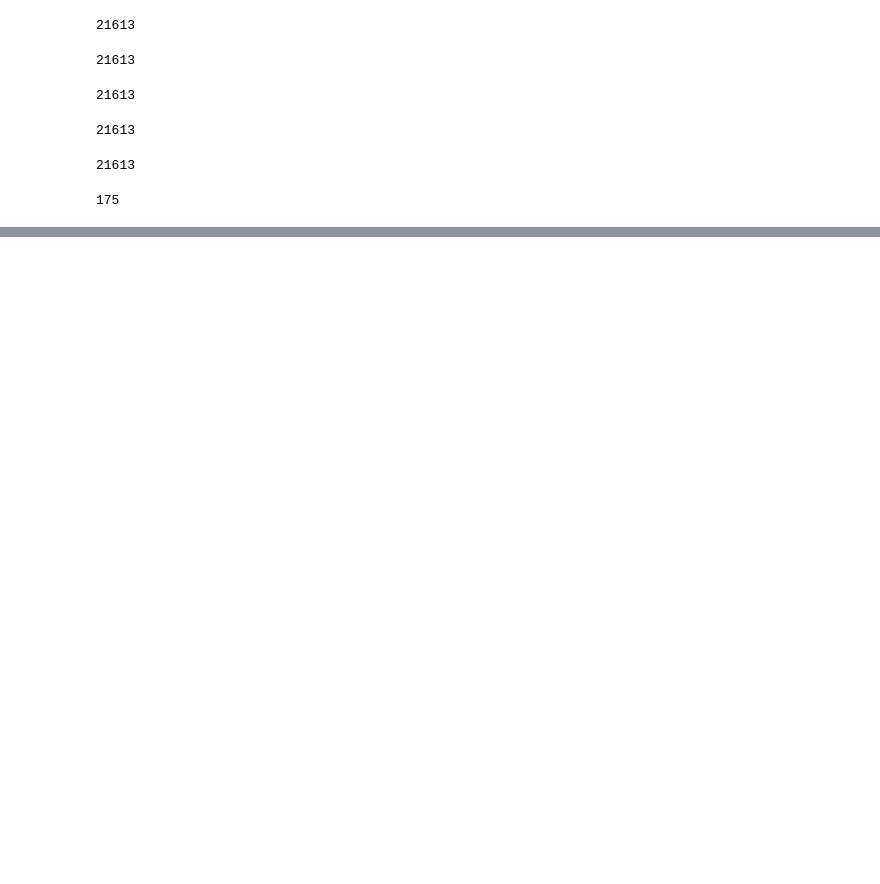
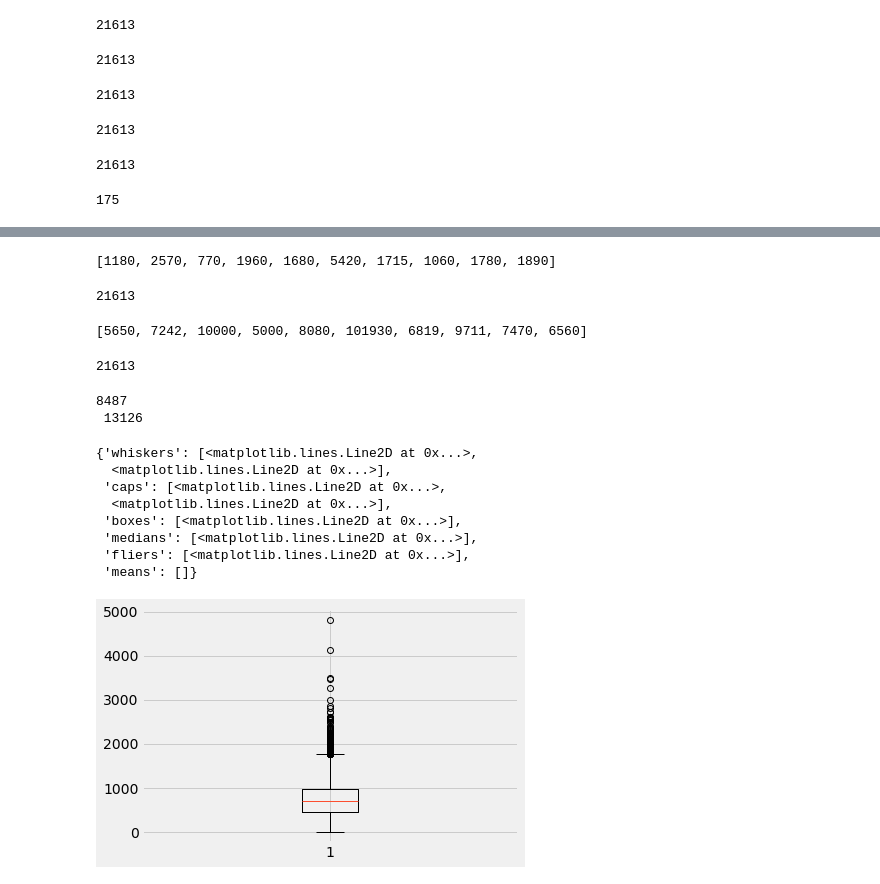
Before and after one commit to guilherminog/Projeto_DNC, a Jupyter notebook: Projeto DNC_jose.ipynb, the cells around one changed output, grey strips where cells are left out. Saved outputs shown, nothing was run; the diff lists cells and outputs as text; code cells hidden in the pictures; blank space fills up the shorter version.

```diff
--- a/Projeto DNC_jose.ipynb
+++ b/Projeto DNC_jose.ipynb
@@ -118,3 +123,10 @@ print(len(qu))
 21613
 # %%
 banheiros = kc2['banheiros'].tolist()
+banheiros2 = []
+d = 5.21
+d = round(d)
+for x in banheiros:
+    x = round(x)
+    banheiros2.append(x)
+print(len(banheiros2))
@@ -123,7 +137,7 @@ Banheiro tá com muito valor quebrado. Será que a gente poderia aplicar alguma
 Só 6710 IDs tem um número de banheiros fechado.
 # %%
 bn = []
-for x in banheiros:
+for x in banheiros2:
     if x == 0:
         bn.append(0)
     elif x == 1:
@@ -292,0 +315,69 @@ cep.count(-1)
+# %%
+casa_m2 = kc2['casa_m²'].tolist()
+print(casa_m2[0:10])
+1427
+1910
+2550
+# %% [output]
+[1180, 2570, 770, 1960, 1680, 5420, 1715, 1060, 1780, 1890]
+# %%
+cm2 = []
+for y in casa_m2:
+  if y <= 1427:
+    cm2.append(0)
+  if 1427 < y <= 1910:
+    cm2.append(1)
+  if 1910 < y <= 2550:
+    cm2.append(2)
+  if y > 2550:
+    cm2.append(4)
+
+print(len(cm2))
+# %% [output]
+21613
+# %%
+lotem2 = kc2['lote_m²'].tolist()
+print(lotem2[0:10])
+5040, 7618, 10688
+# %% [output]
+[5650, 7242, 10000, 5000, 8080, 101930, 6819, 9711, 7470, 6560]
+# %%
+lm2 = []
+for y in casa_m2:
+  if y <= 5040:
+    lm2.append(0)
+  if 5040 < y <= 7618:
+    lm2.append(1)
+  if 7618 < y <= 10688:
+    lm2.append(2)
+  if y > 10688:
+    lm2.append(4)
+
+print(len(lm2))
+# %% [output]
+21613
+# %%
+sbs2 = kc2['subsolo_m²'].tolist()
+291, 560, 4820
+sbs3 = []
+sbs4 = []
+for x in sbs2:
+    if x != 0:
+        sbs3.append(x)
+    else:
+        sbs4.append(x)
+
+print(len(sbs3),'\n',len(sbs4))
+plt.boxplot(sbs3)
+# %% [output]
+8487
+ 13126
+{'whiskers': [<matplotlib.lines.Line2D at 0x...>,
+  <matplotlib.lines.Line2D at 0x...>],
+ 'caps': [<matplotlib.lines.Line2D at 0x...>,
+  <matplotlib.lines.Line2D at 0x...>],
+ 'boxes': [<matplotlib.lines.Line2D at 0x...>],
+ 'medians': [<matplotlib.lines.Line2D at 0x...>],
+ 'fliers': [<matplotlib.lines.Line2D at 0x...>],
+ 'means': []}
+[figure, added]
```
Also changed, not shown: parts of 10 cells of this notebook.
